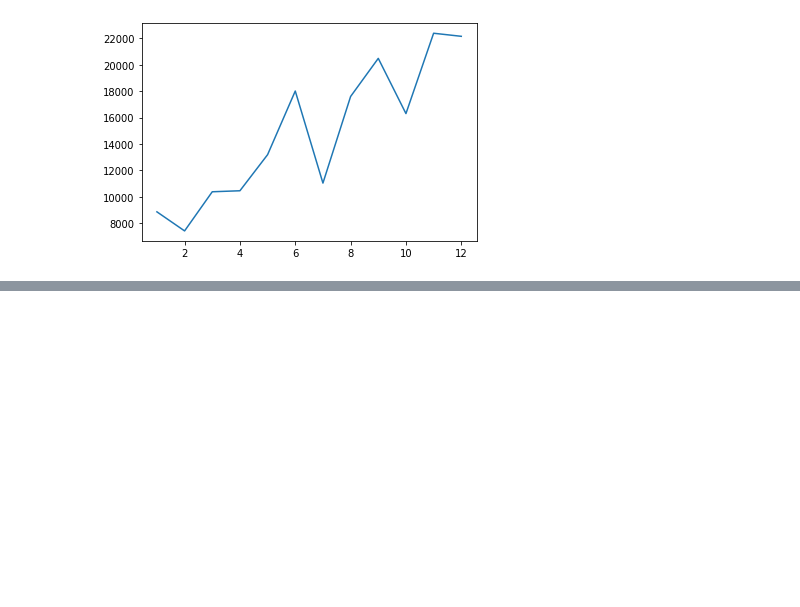
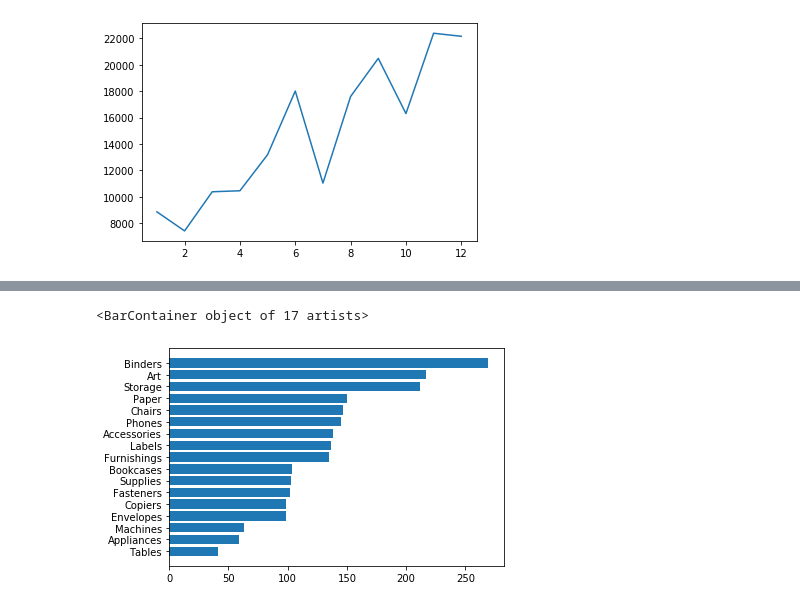
Before and after one commit to sophieying24/ML22_lab, a Jupyter notebook: ML_Part1.ipynb, the cells around one changed output, grey strips where cells are left out. Cells and saved outputs as stored; diff of their text form; code cells hidden in the pictures; blank space fills up the shorter version.

```diff
--- a/ML_Part1.ipynb
+++ b/ML_Part1.ipynb
@@ -132,0 +274,7 @@ plt.plot(data_ym[''])
+# %%
+dfcat= mdf.groupby('Sub.Category', as_index = False).agg('count').sort_values('Order.ID', ascending=True)
+# %%
+plt.barh(dfcat['Sub.Category'], dfcat['Order.ID'])
+# %% [output]
+<BarContainer object of 17 artists>
+[figure, added]
```
Also changed, not shown: parts of 34 cells of this notebook.
